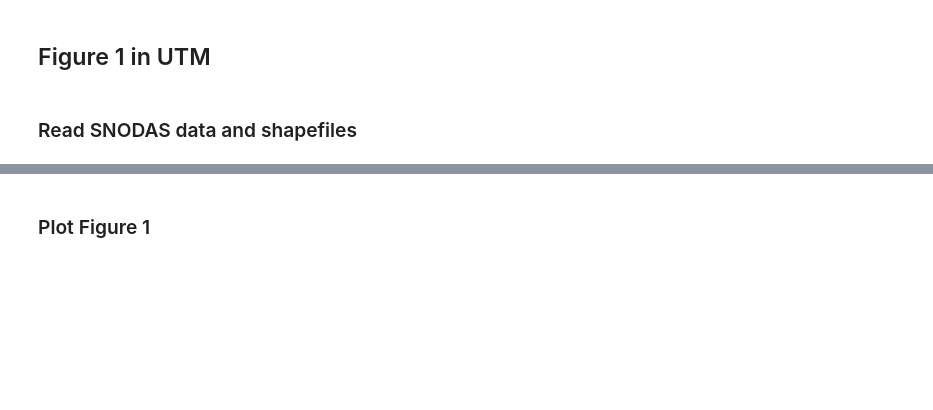
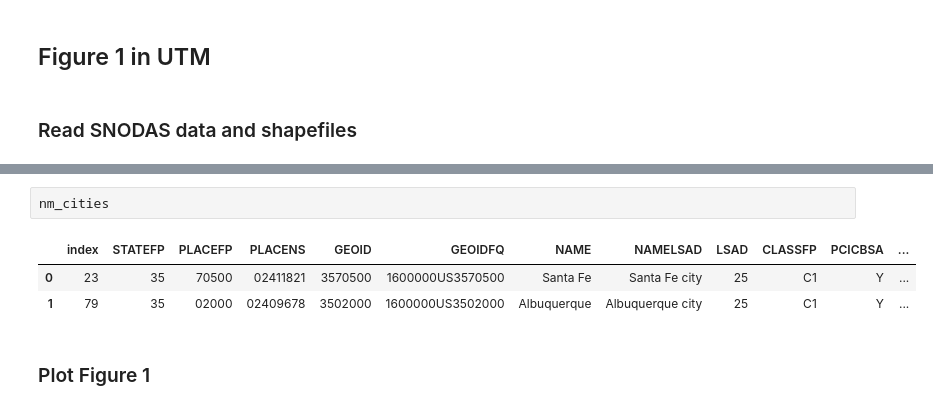
Before and after one commit to max-gersh/SWE-Evaluation-Tool, a Jupyter notebook: logan/plot_snodas.ipynb, the cells around one changed output, grey strips where cells are left out. Drawn from its saved outputs; the diff is of its cells as text; blank space fills up the shorter version.

```diff
--- a/logan/plot_snodas.ipynb
+++ b/logan/plot_snodas.ipynb
@@ -94,6 +109,12 @@ region = np.repeat('Rio Grande', [18], axis = 0)
 huc8['HUC6 Basin'] = huc6_basin
 huc8['Region'] = region
 #huc8
+# %%
+nm_cities
+# %% [output]
+|  | index | STATEFP | PLACEFP | PLACENS | GEOID | GEOIDFQ | NAME | NAMELSAD | LSAD | CLASSFP | PCICBSA | ... |
+| 0 | 23 | 35 | 70500 | 02411821 | 3570500 | 1600000US3570500 | Santa Fe | Santa Fe city | 25 | C1 | Y | ... |
+| 1 | 79 | 35 | 02000 | 02409678 | 3502000 | 1600000US3502000 | Albuquerque | Albuquerque city | 25 | C1 | Y | ... |
 # %% [markdown]
 ### Plot Figure 1
 # %%
```
Also changed, not shown: parts of 11 cells of this notebook, 2 other files.
